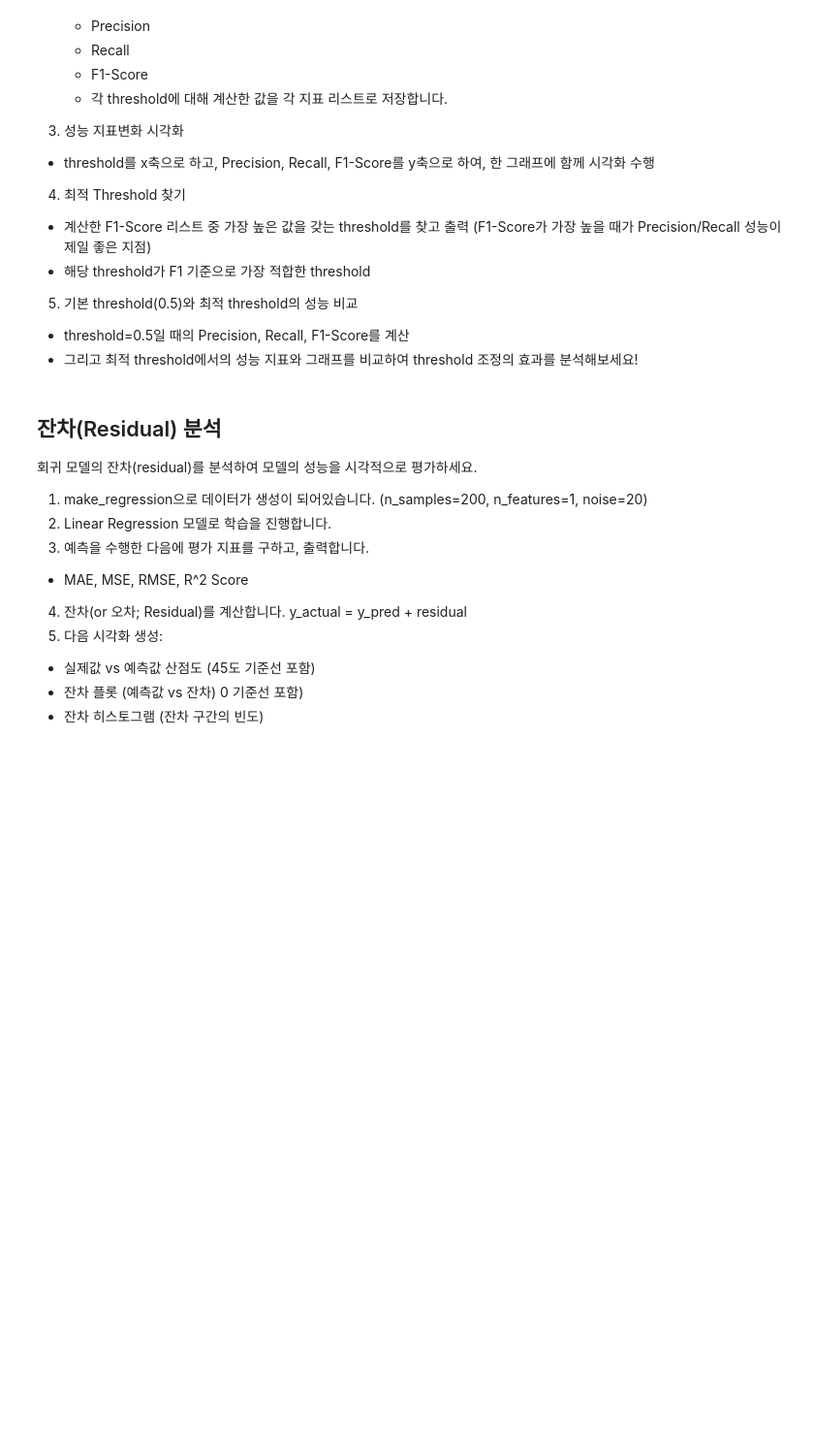
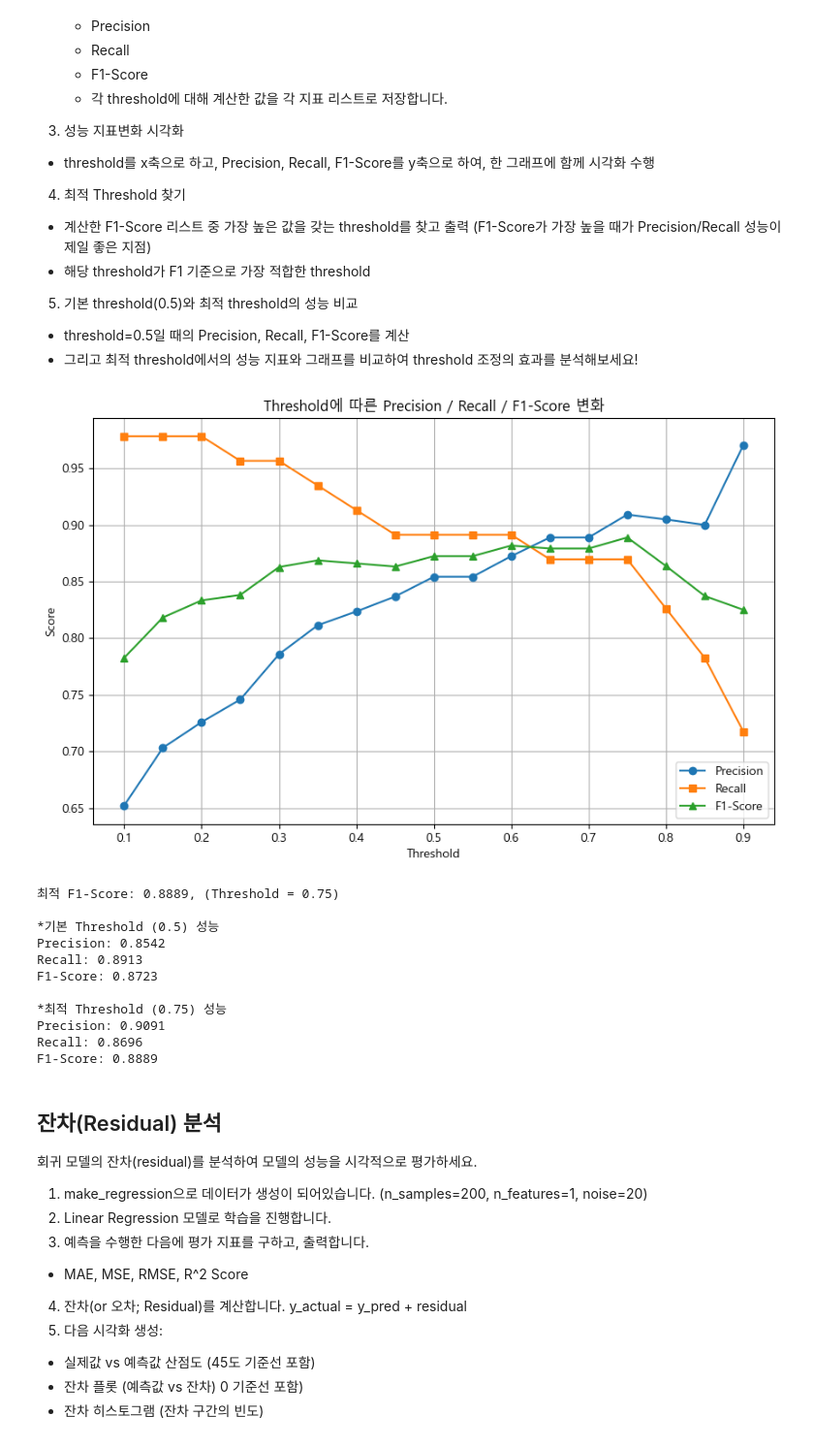
Before and after one commit to sano820/SSESAC_DE, a Jupyter notebook: 1126/[새싹][머신러닝] 모델 평가1 실습.ipynb, the cells around one changed output. Shown at 97% size. Saved outputs shown, nothing was run; the diff lists cells and outputs as text; code cells hidden in the pictures; blank space fills up the shorter version.

```diff
--- a/1126/[새싹][머신러닝] 모델 평가1 실습.ipynb
+++ b/1126/[새싹][머신러닝] 모델 평가1 실습.ipynb
@@ -372,6 +400,9 @@ from sklearn.metrics import precision_score, recall_score, f1_score
 import numpy as np
 import matplotlib.pyplot as plt
 
+plt.rcParams['font.family'] ='Malgun Gothic'
+plt.rcParams['axes.unicode_minus'] = False
+
 # 데이터 생성
 X, y = make_classification(n_samples=500, n_features=10, random_state=42)
 X_train, X_test, y_train, y_test = train_test_split(
@@ -379,10 +410,11 @@ X_train, X_test, y_train, y_test = train_test_split(
 )
 
 # 1. LogisticRegression 모델을 학습하고 예측 확률을 구하세요
-model = None(max_iter=1000, random_state=42)
-None
+model = LogisticRegression(max_iter=1000, random_state=42)
+model.fit(X_train, y_train)
+
 # 양성 클래스(1)에 대한 예측 확률
-y_proba = None
+y_proba = model.predict_proba(X_test)[:,1]
 
 # 2. threshold를 0.1부터 0.9까지 0.05씩 변화시키면서 지표 계산
 thresholds = np.arange(0.1, 0.91, 0.05)
@@ -393,60 +425,74 @@ f1_scores = []
 # 각 threshold에서의 Precision, Recall, F1-Score를 계산 후, 각 리스트에 저장
 for thr in thresholds:
     # 양성일 예측 확률이 현재 threshold 이상이면 1, 그렇지 않으면 0
-    y_pred_thr = (y_proba >= None).astype(int)
+    y_pred_thr = (y_proba >= thr).astype(int)
 
     # 현재 threshold로 구한 예측 클래스로 각 지표 계산하기
-    p = None(None, None, zero_division=0)
-    r = None(None, None, zero_division=0)
-    f1 = None(None, None, zero_division=0)
+    p = precision_score(y_test, y_pred_thr, zero_division=0)
+    r = recall_score(y_test, y_pred_thr, zero_division=0)
+    f1 = f1_score(y_test, y_pred_thr, zero_division=0)
 
     precisions.append(p)
     recalls.append(r)
     f1_scores.append(f1)
 
 # 3. threshold에 따른 Precision, Recall, F1-Score '변화'를 그래프로 그리기
 plt.figure(figsize=(10, 6))
-plt.None(None, None, marker='o', label='Precision')
-plt.None(None, None, marker='s', label='Recall')
-plt.None(None, None, marker='^', label='F1-Score')
+plt.plot(thresholds, precisions, marker='o', label='Precision')
+plt.plot(thresholds, recalls, marker='s', label='Recall')
+plt.plot(thresholds, f1_scores, marker='^', label='F1-Score')
 plt.xlabel('Threshold')
 plt.ylabel('Score')
 plt.title('Threshold에 따른 Precision / Recall / F1-Score 변화')
 plt.legend()
 plt.grid(True)
 plt.show()
 
 # 4. F1-Score가 최대가 되는 최적의 threshold를 찾기
-best_idx = None # f1_scores에서 최대가 되는 지점의 인덱스 찾기
-best_threshold = None # 해당 인덱스의 threshold 값
-best_f1 = None # 해당 인덱스의 f1-score 값
+best_idx = f1_scores.index(max(f1_scores)) # f1_scores에서 최대가 되는 지점의 인덱스 찾기
+best_threshold = 0.1 + 0.05 * best_idx # 해당 인덱스의 threshold 값
+best_f1 = f1_scores[best_idx] # 해당 인덱스의 f1-score 값
+
 
 print(f"최적 F1-Score: {best_f1:.4f}, (Threshold = {best_threshold:.2f})")
 
 # 5. 기본 threshold(0.5)와 최적 threshold의 성능 비교
 # 기본 threshold = 0.5에 대한 예측 클래스를 구하고, 성능 지표 계산하기
 # 양성일 예측 확률이 0.5 이상이면 1, 그렇지 않으면 0
-y_pred_default = (None).astype(int)
-p_default = None(None, None, zero_division=0)
-r_default = None(None, None, zero_division=0)
-f1_default = None(None, None, zero_division=0)
+y_pred_default = (y_proba >= 0.5).astype(int)
+p_default = precision_score(y_test, y_pred_default, zero_division=0)
+r_default = recall_score(y_test, y_pred_default, zero_division=0)
+f1_default = f1_score(y_test, y_pred_default, zero_division=0)
 
 # 최적 threshold일 때에 대한 예측 클래스를 구하고, 성능 지표 계산하기
 # 양성일 예측 확률이 최적 threshold 이상이면 1, 그렇지 않으면 0
-y_pred_best = (None).astype(int)
-p_best = None(None, None, zero_division=0)
-r_best = None(None, None, zero_division=0)
-f1_best = None(None, None, zero_division=0)
+y_pred_best = (y_proba >= best_threshold).astype(int)
+p_best = precision_score(y_test, y_pred_best, zero_division=0)
+r_best = recall_score(y_test, y_pred_best, zero_division=0)
+f1_best = f1_score(y_test, y_pred_best, zero_division=0)
 
-print("*기본 Threshold (0.5) 성능")
+print("\n*기본 Threshold (0.5) 성능")
 print(f"Precision: {p_default:.4f}")
 print(f"Recall: {r_default:.4f}")
 print(f"F1-Score: {f1_default:.4f}")
 
-print(f"*최적 Threshold ({best_threshold:.2f}) 성능")
+print(f"\n*최적 Threshold ({best_threshold:.2f}) 성능")
 print(f"Precision: {p_best:.4f}")
 print(f"Recall: {r_best:.4f}")
 print(f"F1-Score: {f1_best:.4f}")
+# %% [output]
+[figure, added]
+최적 F1-Score: 0.8889, (Threshold = 0.75)
+
+*기본 Threshold (0.5) 성능
+Precision: 0.8542
+Recall: 0.8913
+F1-Score: 0.8723
+
+*최적 Threshold (0.75) 성능
+Precision: 0.9091
+Recall: 0.8696
+F1-Score: 0.8889
 # %% [markdown]
 ## 잔차(Residual) 분석
 
```
Also changed, not shown: parts of 4 cells of this notebook, 2 other files.
